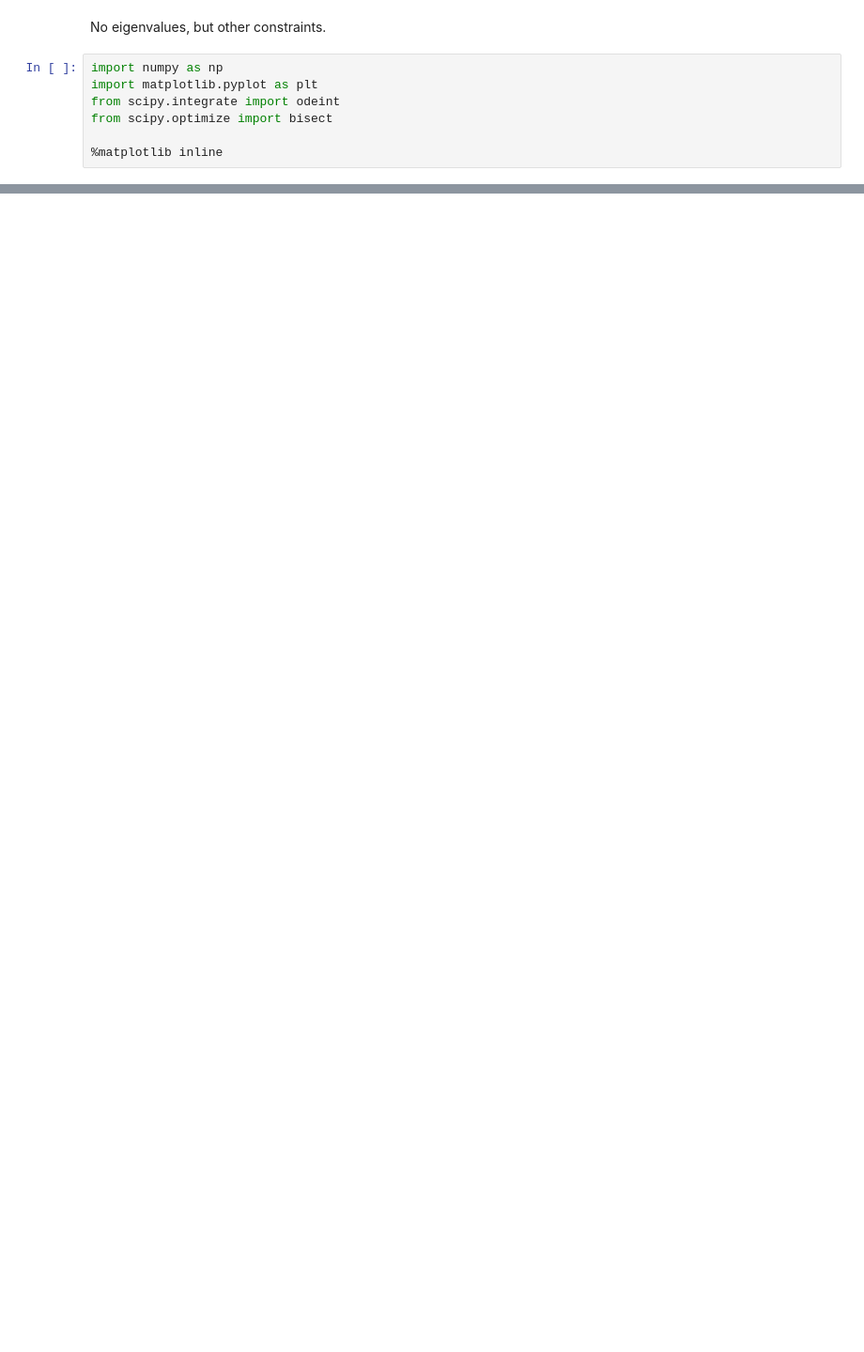
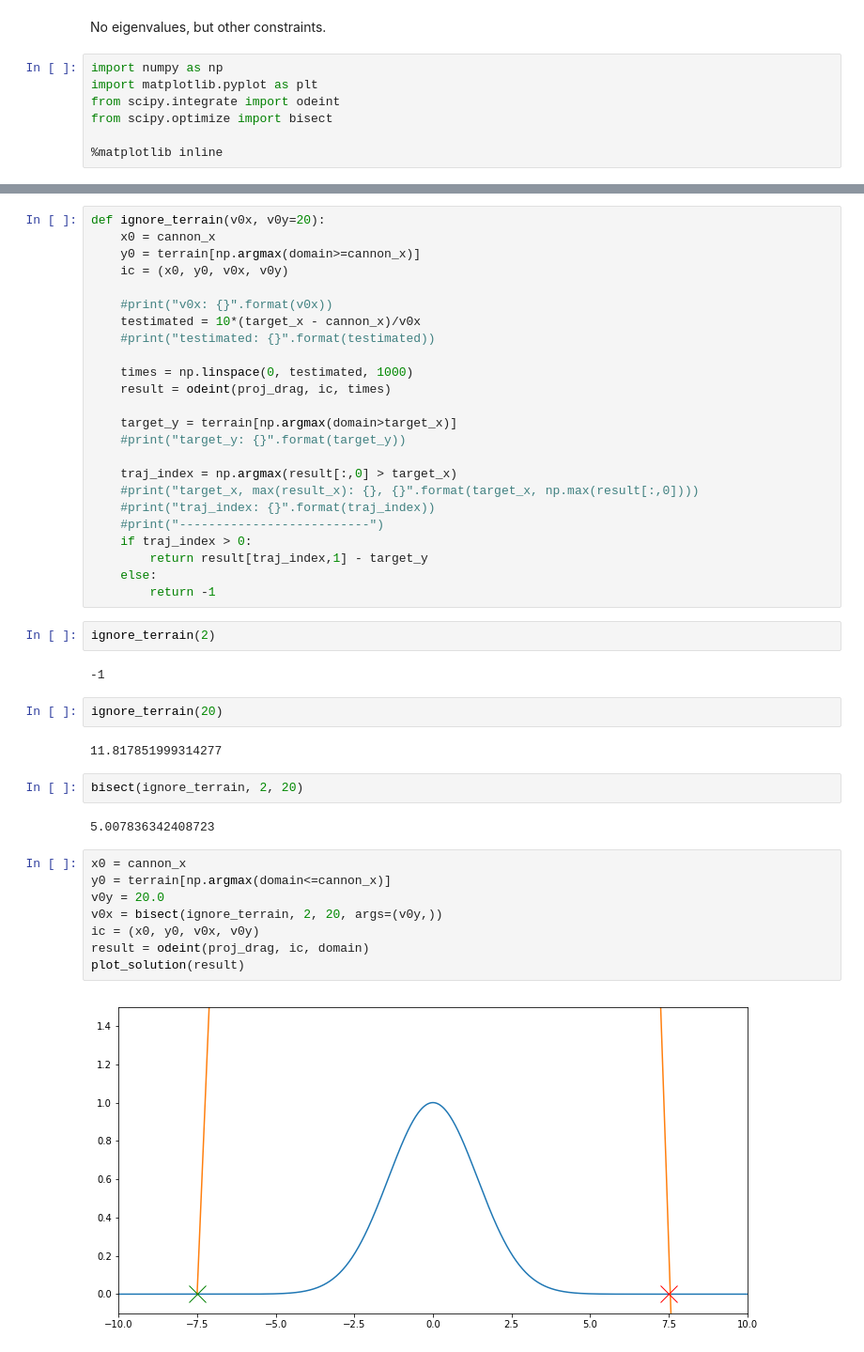
Before and after one commit to tachycline/PHYS381, a Jupyter notebook: notebooks/Constrained shooting.ipynb, the cells around one changed output, grey strips where cells are left out. Shown at 94% size. Cells and saved outputs as stored; diff of their text form; blank space fills up the shorter version.

```diff
--- a/notebooks/Constrained shooting.ipynb
+++ b/notebooks/Constrained shooting.ipynb
@@ -31,0 +73,46 @@ plot_solution()
+# %%
+def ignore_terrain(v0x, v0y=20):
+    x0 = cannon_x
+    y0 = terrain[np.argmax(domain>=cannon_x)]
+    ic = (x0, y0, v0x, v0y)
+
+    #print("v0x: {}".format(v0x))
+    testimated = 10*(target_x - cannon_x)/v0x
+    #print("testimated: {}".format(testimated))
+
+    times = np.linspace(0, testimated, 1000)
+    result = odeint(proj_drag, ic, times)
+
+    target_y = terrain[np.argmax(domain>target_x)]
+    #print("target_y: {}".format(target_y))
+
+    traj_index = np.argmax(result[:,0] > target_x)
+    #print("target_x, max(result_x): {}, {}".format(target_x, np.max(result[:,0])))
+    #print("traj_index: {}".format(traj_index))
+    #print("--------------------------")
+    if traj_index > 0:
+        return result[traj_index,1] - target_y
+    else:
+        return -1
+# %%
+ignore_terrain(2)
+# %% [output]
+-1
+# %%
+ignore_terrain(20)
+# %% [output]
+11.817851999314277
+# %%
+bisect(ignore_terrain, 2, 20)
+# %% [output]
+5.007836342408723
+# %%
+x0 = cannon_x
+y0 = terrain[np.argmax(domain<=cannon_x)]
+v0y = 20.0
+v0x = bisect(ignore_terrain, 2, 20, args=(v0y,))
+ic = (x0, y0, v0x, v0y)
+result = odeint(proj_drag, ic, domain)
+plot_solution(result)
+# %% [output]
+[figure, added]
```
Also changed, not shown: parts of 7 cells of this notebook, 7 other files.
